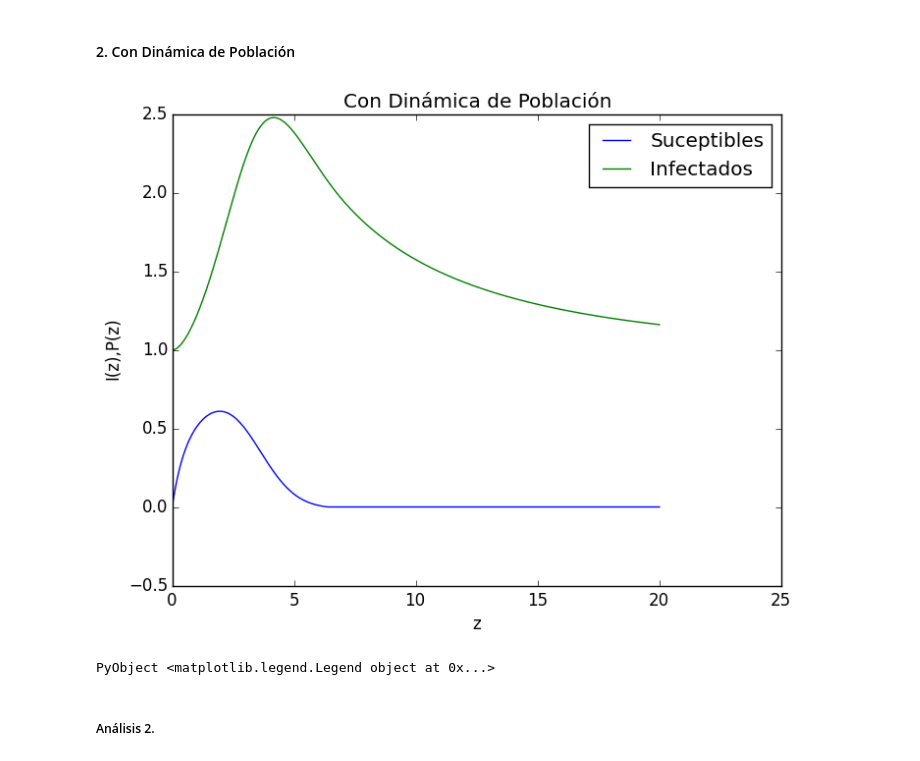
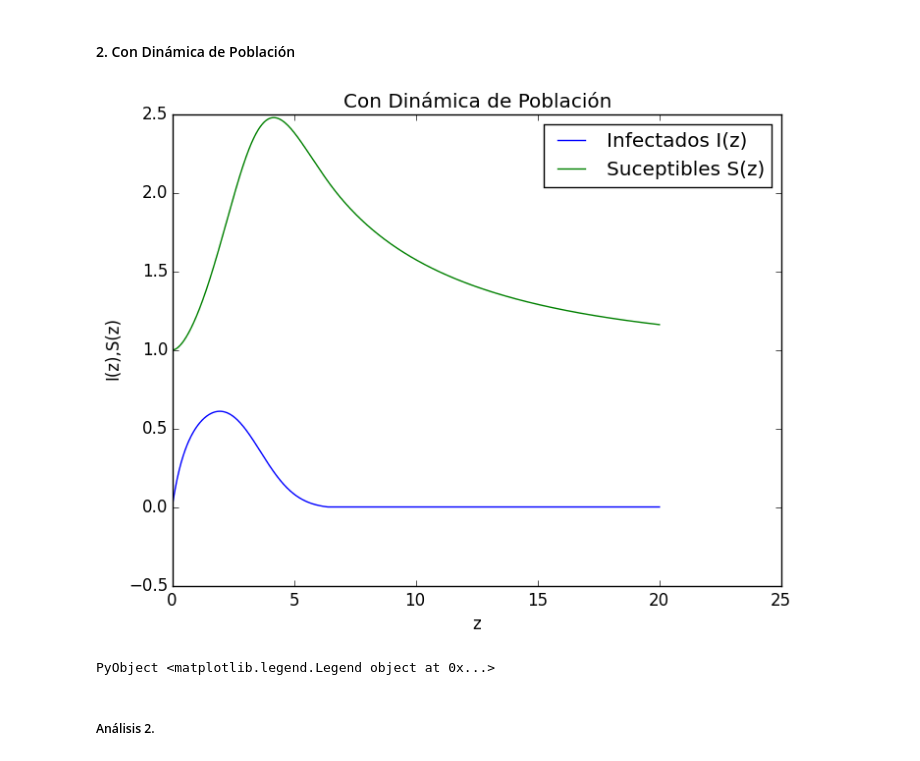
Before and after one commit to a9lara/GitSchoolRepository, a Jupyter notebook: ProyectoFinalPA.ipynb, the cells around one changed output. Drawn from its saved outputs; the diff is of its cells as text; code cells hidden in the pictures.

```diff
--- a/ProyectoFinalPA.ipynb
+++ b/ProyectoFinalPA.ipynb
@@ -303,15 +303,15 @@ Esto nos dice que para $z=x-ct$ muy grandes la población de Suceptibles se vuel
 # %%
 x1=[0.0017,0.9983,1.03]
 
 tps2,resultados_dip=integrar(rabies_dip,x1,0,20,0.01);
-plot(tps2,resultados_dip[:;1],label="Suceptibles")
-plot(tps2,resultados_dip[:;2],label="Infectados")
+plot(tps2,resultados_dip[:;1],label="Infectados I(z)")
+plot(tps2,resultados_dip[:;2],label="Suceptibles S(z)")
 xlabel("z")
-ylabel("I(z),P(z)")
+ylabel("I(z),S(z)")
 title("Con Dinámica de Población")
 legend()
 # %% [output]
-[figure, old version]
+[figure, new version]
 PyObject <matplotlib.legend.Legend object at 0x...>
 # %% [markdown]
 ##### Análisis 2.
```
Also changed, not shown: parts of 1 cell of this notebook.
